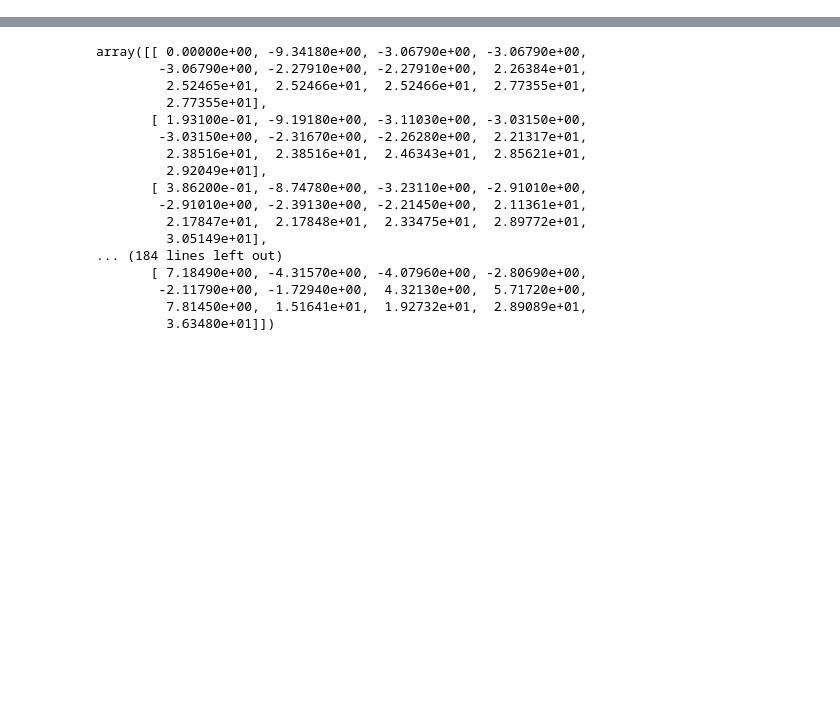
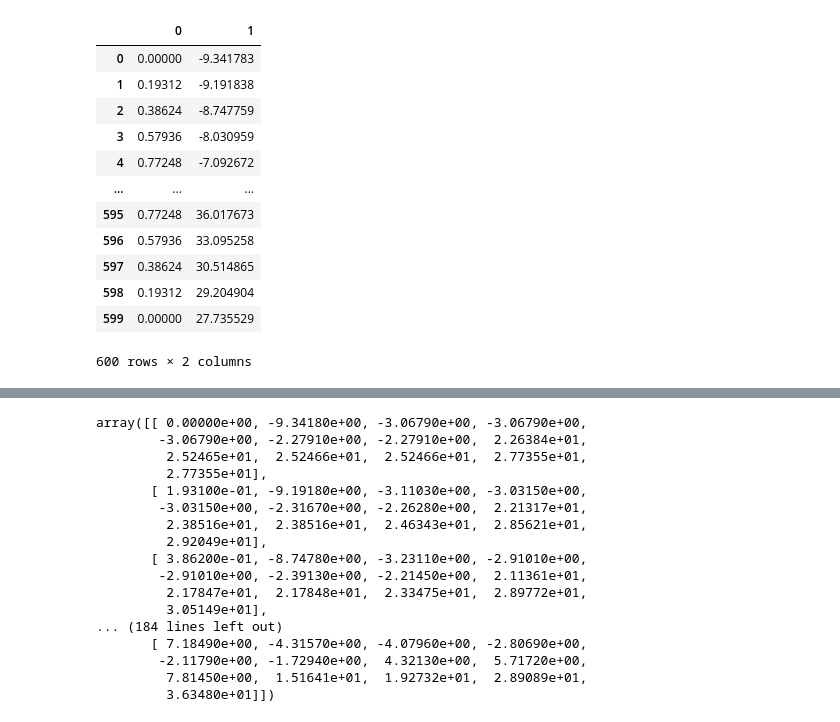
Before and after one commit to Bit-Part-Young/scripts, a Jupyter notebook: vaspkit-usage/Cu-bandstructure/plot_bandstructure.ipynb, the cells around one changed output, grey strips where cells are left out. Cells and saved outputs as stored; diff of their text form; code cells hidden in the pictures; blank space fills up the shorter version.

```diff
--- a/vaspkit-usage/Cu-bandstructure/plot_bandstructure.ipynb
+++ b/vaspkit-usage/Cu-bandstructure/plot_bandstructure.ipynb
@@ -0,0 +1,20 @@
+# %%
+import pandas as pd
+
+band_file = "BAND.dat"
+band_df = pd.read_csv(band_file, sep="\s+", comment="#", header=None)
+band_df
+# %% [output]
+|  | 0 | 1 |
+| 0 | 0.00000 | -9.341783 |
+| 1 | 0.19312 | -9.191838 |
+| 2 | 0.38624 | -8.747759 |
+| 3 | 0.57936 | -8.030959 |
+| 4 | 0.77248 | -7.092672 |
+| ... | ... | ... |
+| 595 | 0.77248 | 36.017673 |
+| 596 | 0.57936 | 33.095258 |
+| 597 | 0.38624 | 30.514865 |
+| 598 | 0.19312 | 29.204904 |
+| 599 | 0.00000 | 27.735529 |
+600 rows × 2 columns
```
Also changed, not shown: parts of 1 cell of this notebook, 1 other file.
